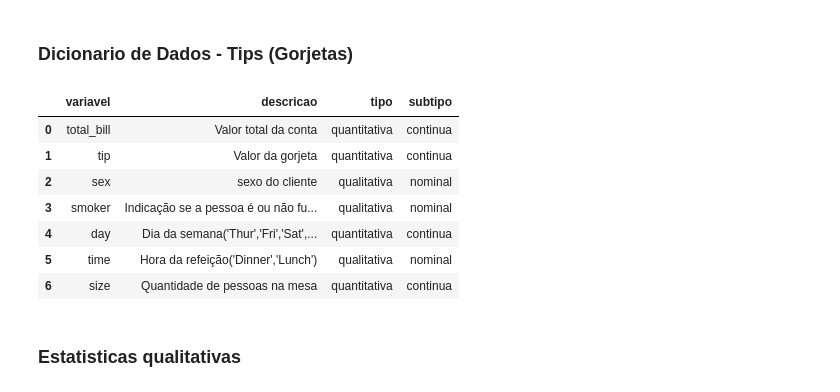
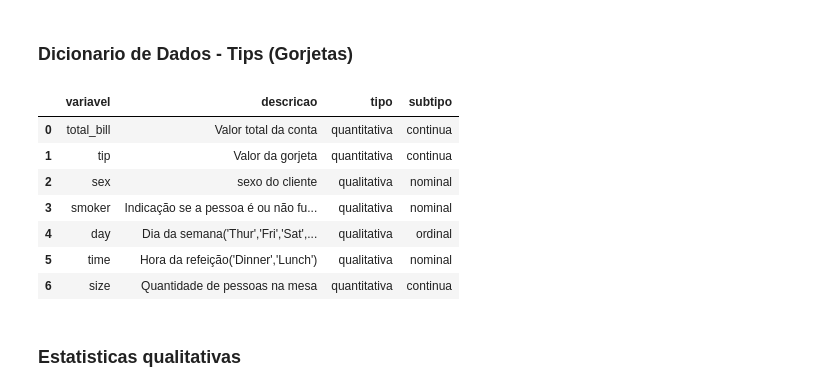
Before and after one commit to Everton-Braz/avanti-bootcamp-cdd, a Jupyter notebook: notebooks/01-estatistica-descritiva.ipynb, the cells around one changed output. Saved outputs shown, nothing was run; the diff lists cells and outputs as text; code cells hidden in the pictures.

```diff
--- a/notebooks/01-estatistica-descritiva.ipynb
+++ b/notebooks/01-estatistica-descritiva.ipynb
@@ -211,36 +211,36 @@ df_dict = pd.DataFrame([
 "descricao":"sexo do cliente",
 "tipo":"qualitativa",
 "subtipo":"nominal",
 },{
 "variavel":"smoker",
 "descricao":"Indicação se a pessoa é ou não fumante",
 "tipo":"qualitativa",
 "subtipo":"nominal",
 },{
 "variavel":"day",
 "descricao":"Dia da semana('Thur','Fri','Sat','Sun')",
-"tipo":"quantitativa",
-"subtipo":"continua",
+"tipo":"qualitativa",
+"subtipo":"ordinal",
 },{
 "variavel":"time",
 "descricao":"Hora da refeição('Dinner','Lunch')",
 "tipo":"qualitativa",
 "subtipo":"nominal",
 },{
 "variavel":"size",
 "descricao":"Quantidade de pessoas na mesa",
 "tipo":"quantitativa",
 "subtipo":"continua",
 }
 ])
 df_dict
 # %% [output]
 |  | variavel | descricao | tipo | subtipo |
 | 0 | total_bill | Valor total da conta | quantitativa | continua |
 | 1 | tip | Valor da gorjeta | quantitativa | continua |
 | 2 | sex | sexo do cliente | qualitativa | nominal |
 | 3 | smoker | Indicação se a pessoa é ou não fu... | qualitativa | nominal |
-| 4 | day | Dia da semana('Thur','Fri','Sat',... | quantitativa | continua |
+| 4 | day | Dia da semana('Thur','Fri','Sat',... | qualitativa | ordinal |
 | 5 | time | Hora da refeição('Dinner','Lunch') | qualitativa | nominal |
 | 6 | size | Quantidade de pessoas na mesa | quantitativa | continua |
 # %% [markdown]
```
Also changed, not shown: parts of 1 cell of this notebook.
